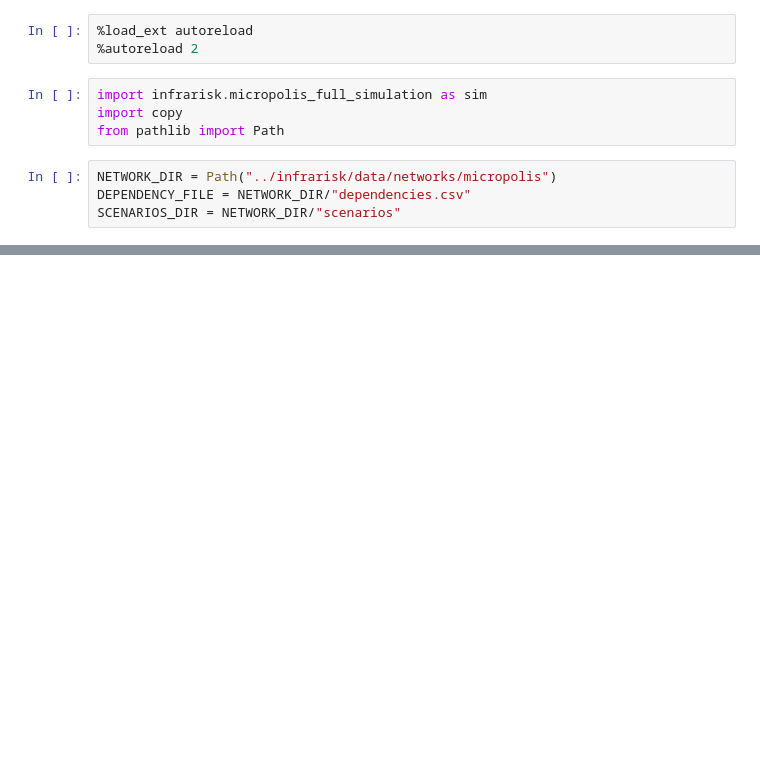
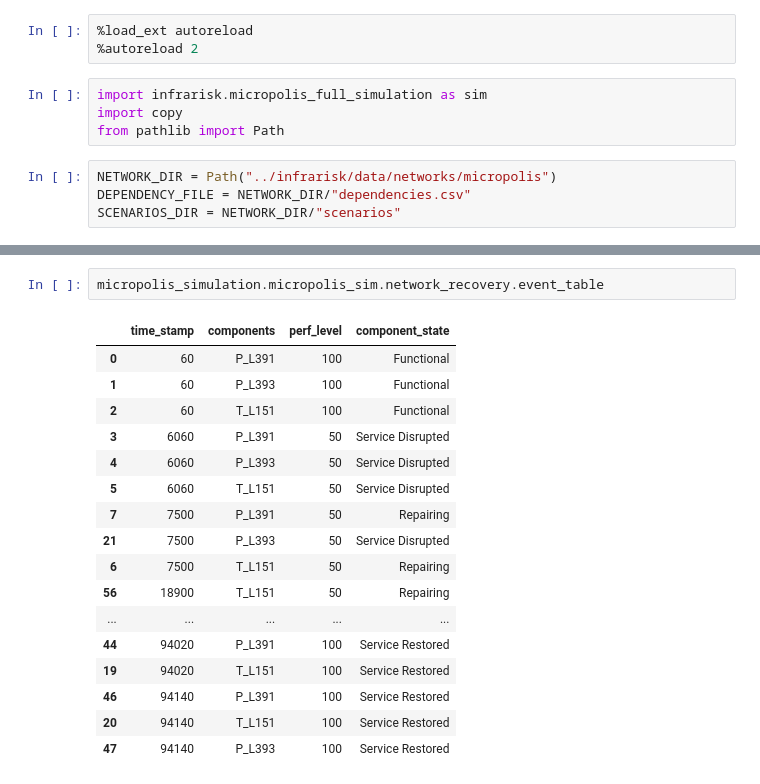
Before and after one commit to srijithbalakrishnan/dreaminsg-integrated-model, a Jupyter notebook: notebooks/micropolis_simulations_ml.ipynb, the cells around one changed output, grey strips where cells are left out. Drawn from its saved outputs; the diff is of its cells as text; blank space fills up the shorter version.

```diff
--- a/notebooks/micropolis_simulations_ml.ipynb
+++ b/notebooks/micropolis_simulations_ml.ipynb
@@ -54,0 +50,20 @@ The simulation results successfully saved to ..\infrarisk\data\networks\micropol
+# %%
+micropolis_simulation.micropolis_sim.network_recovery.event_table
+# %% [output]
+|  | time_stamp | components | perf_level | component_state |
+| 0 | 60 | P_L391 | 100 | Functional |
+| 1 | 60 | P_L393 | 100 | Functional |
+| 2 | 60 | T_L151 | 100 | Functional |
+| 3 | 6060 | P_L391 | 50 | Service Disrupted |
+| 4 | 6060 | P_L393 | 50 | Service Disrupted |
+| 5 | 6060 | T_L151 | 50 | Service Disrupted |
+| 7 | 7500 | P_L391 | 50 | Repairing |
+| 21 | 7500 | P_L393 | 50 | Service Disrupted |
+| 6 | 7500 | T_L151 | 50 | Repairing |
+| 56 | 18900 | T_L151 | 50 | Repairing |
+| ... | ... | ... | ... | ... |
+| 44 | 94020 | P_L391 | 100 | Service Restored |
+| 19 | 94020 | T_L151 | 100 | Service Restored |
+| 46 | 94140 | P_L391 | 100 | Service Restored |
+| 20 | 94140 | T_L151 | 100 | Service Restored |
+| 47 | 94140 | P_L393 | 100 | Service Restored |
```
Also changed, not shown: parts of 1 cell of this notebook, 13 other files.
